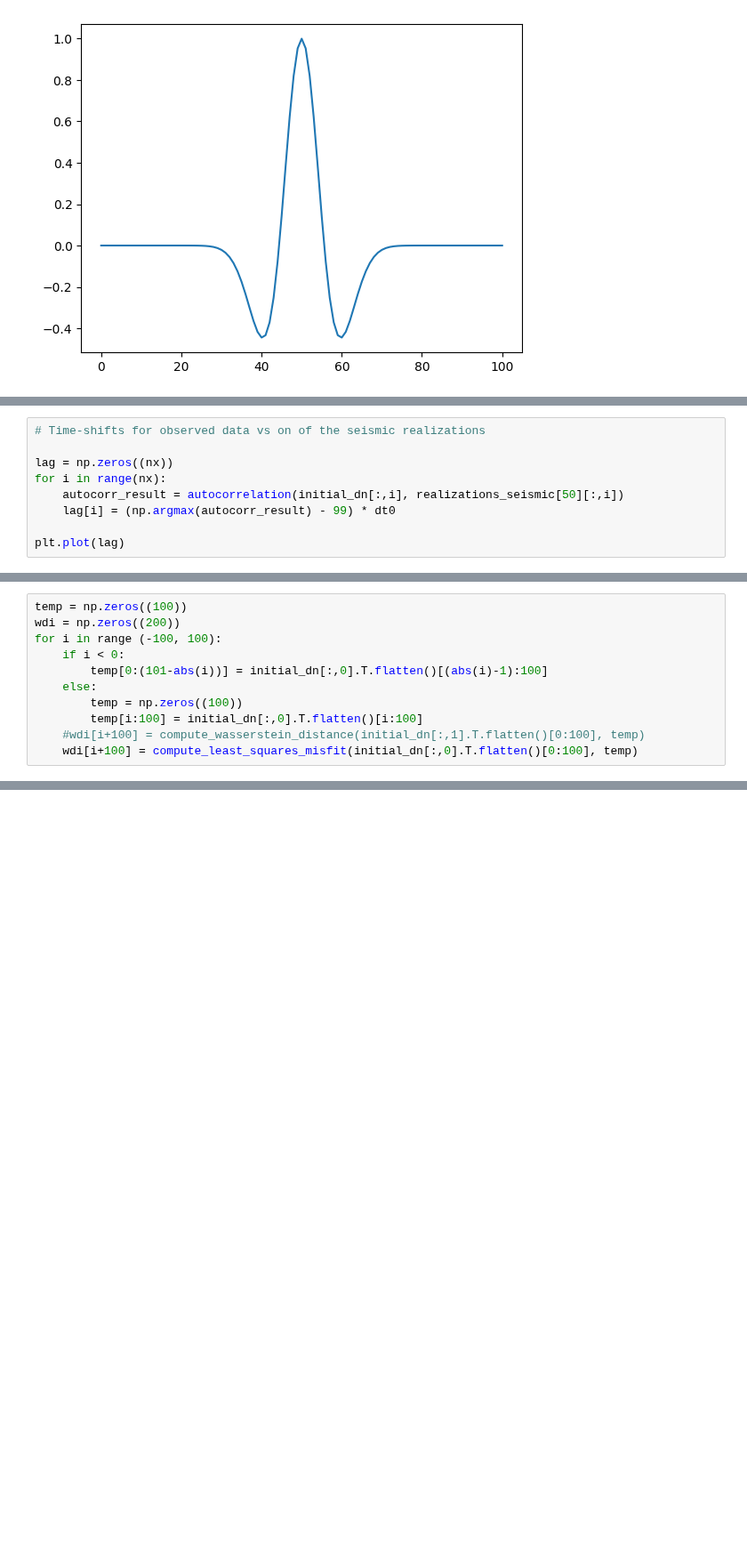
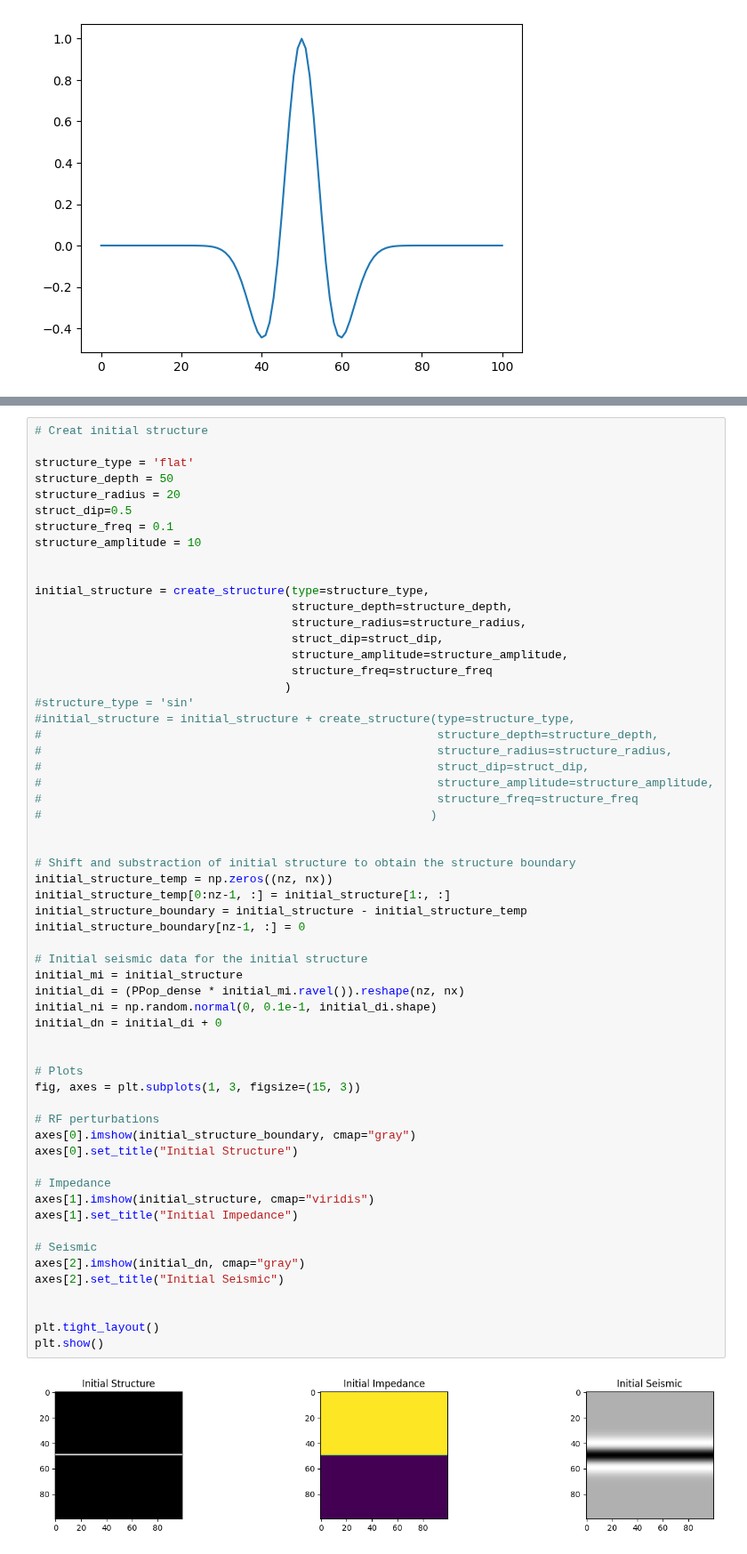
Before and after one commit to csc7/Probabilistic_Programming, a Jupyter notebook: Example_06_Impedance_and_Seismic_Models_Bayesian.ipynb, the cells around one changed output, grey strips where cells are left out. Shown at 89% size. Cells and saved outputs as stored; diff of their text form; blank space fills up the shorter version.

```diff
--- a/Example_06_Impedance_and_Seismic_Models_Bayesian.ipynb
+++ b/Example_06_Impedance_and_Seismic_Models_Bayesian.ipynb
@@ -1324,9 +71,0 @@ plt.show()
-# %%
-# Time-shifts for observed data vs on of the seismic realizations
-
-lag = np.zeros((nx))
-for i in range(nx):
-    autocorr_result = autocorrelation(initial_dn[:,i], realizations_seismic[50][:,i])
-    lag[i] = (np.argmax(autocorr_result) - 99) * dt0
-
-plt.plot(lag)
@@ -1486,11 +71,0 @@ plt.show()
-# %%
-temp = np.zeros((100))
-wdi = np.zeros((200))
-for i in range (-100, 100):
-    if i < 0:
-        temp[0:(101-abs(i))] = initial_dn[:,0].T.flatten()[(abs(i)-1):100]
-    else:
-        temp = np.zeros((100))
-        temp[i:100] = initial_dn[:,0].T.flatten()[i:100]
-    #wdi[i+100] = compute_wasserstein_distance(initial_dn[:,1].T.flatten()[0:100], temp)
-    wdi[i+100] = compute_least_squares_misfit(initial_dn[:,0].T.flatten()[0:100], temp)
@@ -1836,0 +141,61 @@ plt.show()
+# %%
+# Creat initial structure
+
+structure_type = 'flat'
+structure_depth = 50
+structure_radius = 20
+struct_dip=0.5
+structure_freq = 0.1
+structure_amplitude = 10
+
+
+initial_structure = create_structure(type=structure_type,
+                                     structure_depth=structure_depth,
+                                     structure_radius=structure_radius,
+                                     struct_dip=struct_dip,
+                                     structure_amplitude=structure_amplitude,
+                                     structure_freq=structure_freq
+                                    )
+#structure_type = 'sin'
+#initial_structure = initial_structure + create_structure(type=structure_type,
+#                                                         structure_depth=structure_depth,
+#                                                         structure_radius=structure_radius,
+#                                                         struct_dip=struct_dip,
+#                                                         structure_amplitude=structure_amplitude,
+#                                                         structure_freq=structure_freq
+#                                                        )
+
+
+# Shift and substraction of initial structure to obtain the structure boundary
+initial_structure_temp = np.zeros((nz, nx))
+initial_structure_temp[0:nz-1, :] = initial_structure[1:, :]
+initial_structure_boundary = initial_structure - initial_structure_temp
+initial_structure_boundary[nz-1, :] = 0
+
+# Initial seismic data for the initial structure
+initial_mi = initial_structure
+initial_di = (PPop_dense * initial_mi.ravel()).reshape(nz, nx)
+initial_ni = np.random.normal(0, 0.1e-1, initial_di.shape)
+initial_dn = initial_di + 0
+
+
+# Plots
+fig, axes = plt.subplots(1, 3, figsize=(15, 3))
+
+# RF perturbations
+axes[0].imshow(initial_structure_boundary, cmap="gray")
+axes[0].set_title("Initial Structure")
+
+# Impedance
+axes[1].imshow(initial_structure, cmap="viridis")
+axes[1].set_title("Initial Impedance")
+
+# Seismic
+axes[2].imshow(initial_dn, cmap="gray")
+axes[2].set_title("Initial Seismic")
+
+
+plt.tight_layout()
+plt.show()
+# %% [output]
+[figure, added]
```
Also changed, not shown: parts of 62 cells of this notebook.
